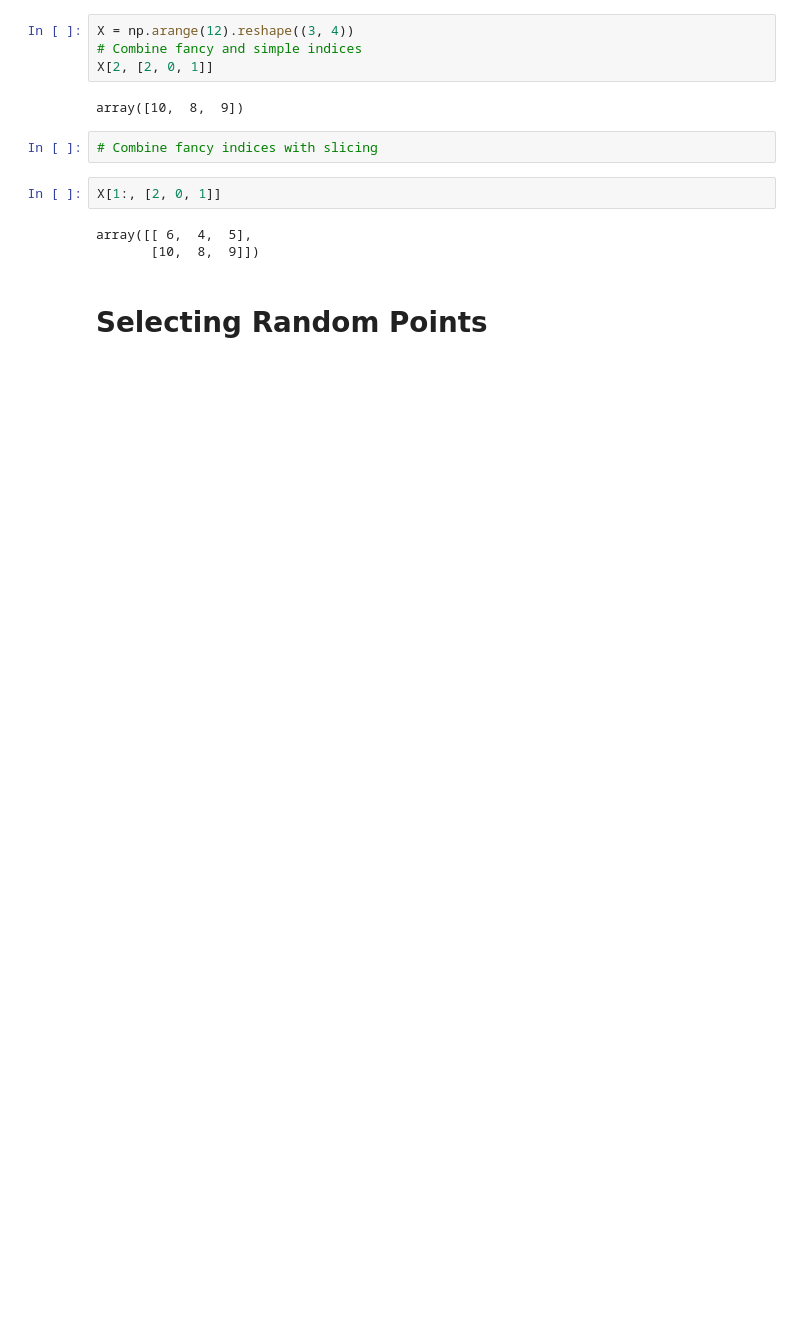
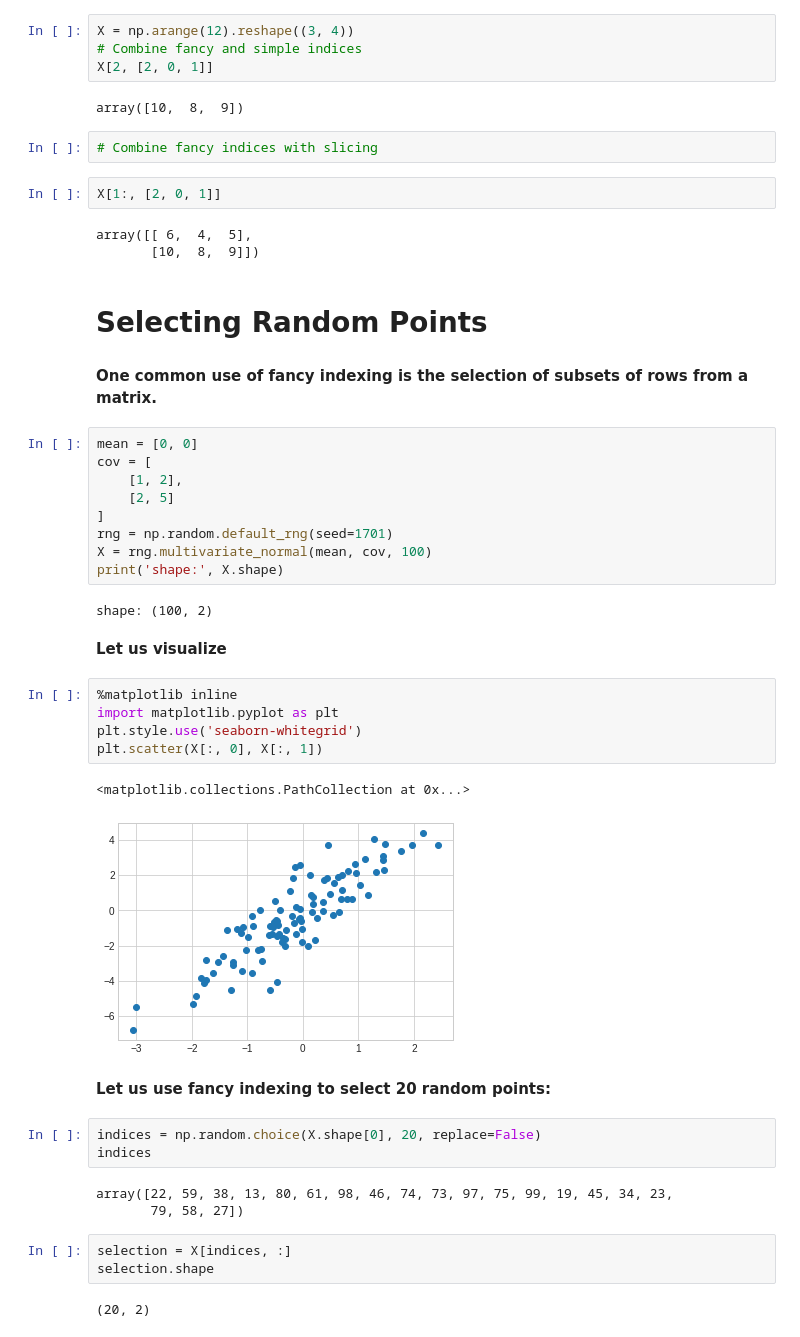
Before and after one commit to shanksms/pandas_master_repo, a Jupyter notebook: introduction_numpy.ipynb, the cells around one changed output. Saved outputs shown, nothing was run; the diff lists cells and outputs as text; blank space fills up the shorter version.

```diff
--- a/introduction_numpy.ipynb
+++ b/introduction_numpy.ipynb
@@ -645,3 +645,39 @@ array([[ 6,  4,  5],
        [10,  8,  9]])
 # %% [markdown]
 # Selecting Random Points
+# %% [markdown]
+**One common use of fancy indexing is the selection of subsets of rows from a matrix.**
+# %%
+mean = [0, 0]
+cov = [
+    [1, 2],
+    [2, 5]
+]
+rng = np.random.default_rng(seed=1701)
+X = rng.multivariate_normal(mean, cov, 100)
+print('shape:', X.shape)
+# %% [output]
+shape: (100, 2)
+# %% [markdown]
+**Let us visualize**
+# %%
+%matplotlib inline
+import matplotlib.pyplot as plt
+plt.style.use('seaborn-whitegrid')
+plt.scatter(X[:, 0], X[:, 1])
+# %% [output]
+<matplotlib.collections.PathCollection at 0x...>
+[figure, added]
+# %% [markdown]
+**Let us use fancy indexing to select 20 random points:**
+# %%
+indices = np.random.choice(X.shape[0], 20, replace=False)
+indices
+# %% [output]
+array([22, 59, 38, 13, 80, 61, 98, 46, 74, 73, 97, 75, 99, 19, 45, 34, 23,
+       79, 58, 27])
+# %%
+selection = X[indices, :]
+selection.shape
+# %% [output]
+(20, 2)
```
Also changed, not shown: parts of 11 cells of this notebook.
